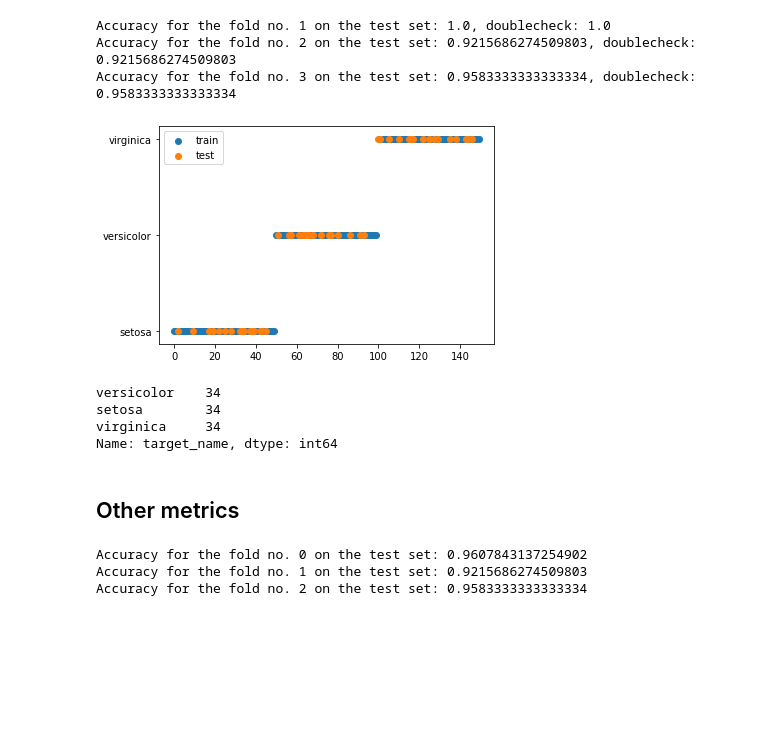
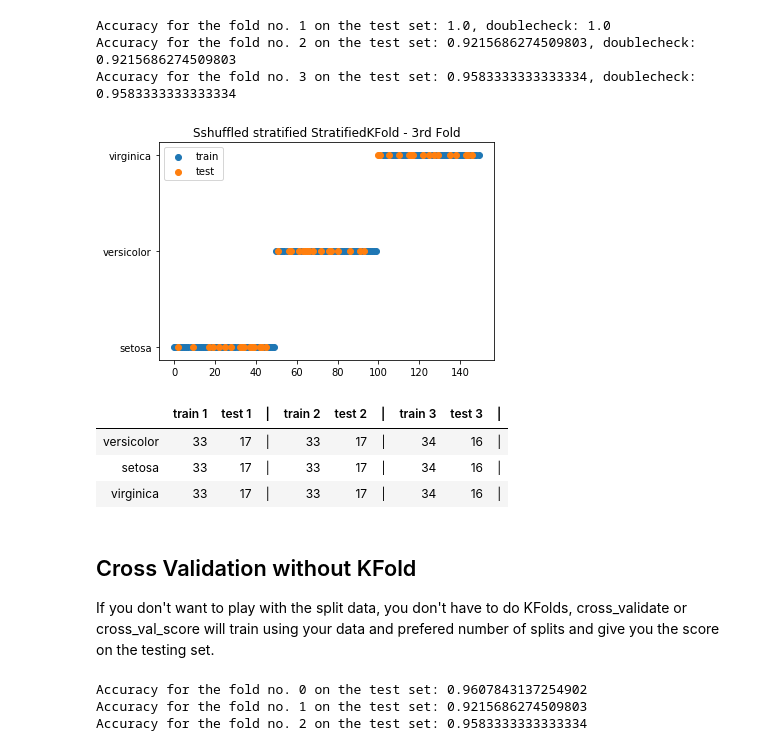
Before and after one commit to vaasha/Machine-leaning-in-examples, a Jupyter notebook: sklearn/cross-validation/Cross Validation.ipynb, the cells around one changed output. Drawn from its saved outputs; the diff is of its cells as text; code cells hidden in the pictures; blank space fills up the shorter version.

```diff
--- a/sklearn/cross-validation/Cross Validation.ipynb
+++ b/sklearn/cross-validation/Cross Validation.ipynb
@@ -286,7 +311,7 @@ Name: target_name, dtype: int64
 # %% [markdown]
 Instead of using random Kfold, we can use StratifiedKFold which needs extra parameter `y`. As `y` you use the target variable so that the Kfold and pick balanced distribution of the targets in each folds.
 # %%
-a = []
+dfs = []
 kf = StratifiedKFold(n_splits=3, shuffle=True, random_state=123)
 i = 1
 for train_index, test_index in kf.split(iris_df, iris_df["target"]):
@@ -298,6 +323,16 @@ for train_index, test_index in kf.split(iris_df, iris_df["target"]):
     #Train the model
     model.fit(X_train, y_train) #Training the model
     print(f"Accuracy for the fold no. {i} on the test set: {accuracy_score(y_test, model.predict(X_test))}, doublecheck: {model.score(X_test,y_test)}")
+
+    # how many occurances appear in the train set
+    s_train = iris_df.iloc[train_index].loc[:,'target_name'].value_counts()
+    s_train.name = f"train {i}"
+    s_test = iris_df.iloc[test_index].loc[:,'target_name'].value_counts()
+    s_test.name = f"test {i}"
+    df = pd.concat([s_train, s_test], axis=1, sort=False)
+    df["|"] = "|"
+    dfs.append(df)
+
     i += 1
 # %% [output]
 Accuracy for the fold no. 1 on the test set: 1.0, doublecheck: 1.0
@@ -306,19 +341,21 @@ Accuracy for the fold no. 3 on the test set: 0.9583333333333334, doublecheck: 0.
 # %%
 plt.scatter(x=y_train.index,y=iris_df.iloc[train_index].loc[:,'target_name'],label ="train")
 plt.scatter(x=y_test.index,y=iris_df.iloc[test_index].loc[:,'target_name'], label = "test")
 plt.legend()
+plt.title("Sshuffled stratified StratifiedKFold - 3rd Fold")
 plt.show()
 # %% [output]
-[figure, old version]
+[figure, new version]
-# %%
-iris_df.iloc[train_index].loc[:,'target_name'].value_counts()
-# %% [output]
-versicolor    34
-setosa        34
-virginica     34
-Name: target_name, dtype: int64
-# %% [markdown]
-## Other metrics
+# %%
+pd.concat(dfs,axis=1, sort=False)
+# %% [output]
+|  | train 1 | test 1 | | | train 2 | test 2 | | | train 3 | test 3 | | |
+| versicolor | 33 | 17 | | | 33 | 17 | | | 34 | 16 | | |
+| setosa | 33 | 17 | | | 33 | 17 | | | 34 | 16 | | |
+| virginica | 33 | 17 | | | 33 | 17 | | | 34 | 16 | | |
+# %% [markdown]
+## Cross Validation without KFold
+If you don't want to play with the split data, you don't have to do KFolds, cross_validate or cross_val_score will train using your data and prefered number of splits and give you the score on the testing set.
 # %%
 # cross_validate allow to specify metrics which you want to see
 for i, score in enumerate(cross_validate(model, X,y, cv=3)["test_score"]):
```
Also changed, not shown: parts of 26 cells of this notebook.
